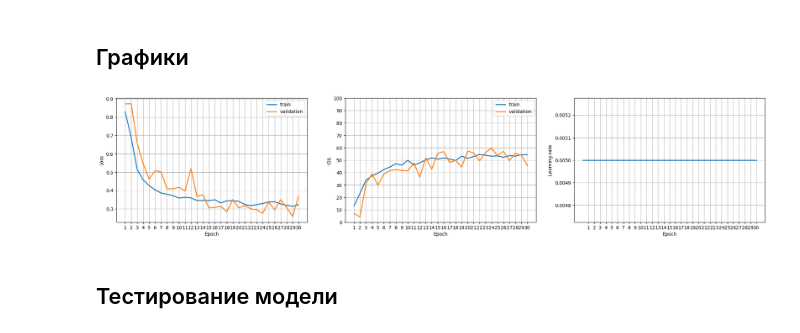
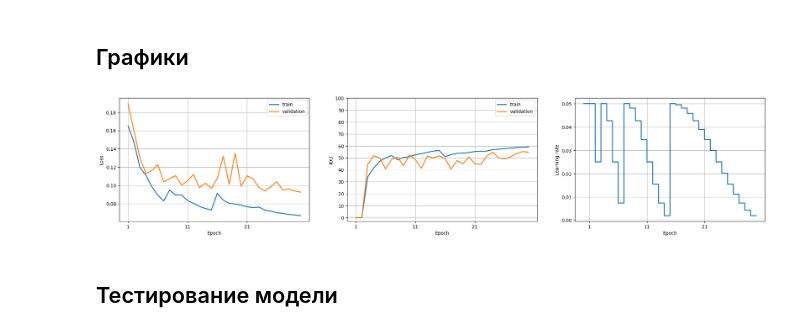
Before and after one commit to HerrPhoton/AI, a Jupyter notebook: Lab2/Main.ipynb, the cells around one changed output. Saved outputs shown, nothing was run; the diff lists cells and outputs as text; code cells hidden in the pictures.

```diff
--- a/Lab2/Main.ipynb
+++ b/Lab2/Main.ipynb
@@ -147,7 +144,7 @@ class road_Dataset(Dataset):
             image = transformed['image']
             mask  = transformed['mask']
 
-        return image, mask[None, :, :]
+        return image, mask
 
     def __len__(self):
         return len(self.images)
@@ -206,7 +220,7 @@ def imshow(images, targets, predicts = None, cnt = 1):
 
         if i == 0:
             axs[i * imgs_in_row].set_title('Image', fontsize = 20)
-            axs[i * imgs_in_row + 1].set_title('Mask', fontsize = 20)
+            axs[i * imgs_in_row + 1].set_title('Ground Truth', fontsize = 20)
 
             if predicts != None:
                 axs[i * imgs_in_row + 2].set_title('Predicted Mask', fontsize = 20)
@@ -214,8 +228,9 @@ def imshow(images, targets, predicts = None, cnt = 1):
     plt.show()
 
 # Получить случайные тренировочные изображения
-dataiter = iter(train_loader)
-images, targets = next(dataiter)
+images, targets = next(iter(train_loader))
+imshow(images.squeeze(0), targets.squeeze(0), cnt = 1)
 
-imshow(images, targets, cnt = 3)
+orig_images = FromPatches(images, targets)
+imshow(orig_images['image'], orig_images['mask'], cnt = 1)
 # %% [output]
@@ -223,12 +241,13 @@ imshow(images, targets, cnt = 3)
 # %% [markdown]
 ## Создание модели
 # %%
-model     = smp.Unet(encoder_name = 'resnet50', encoder_weights = 'imagenet', classes = 1).to(device)
-criterion = smp.losses.DiceLoss(smp.losses.BINARY_MODE, from_logits = True)
+model     = smp.Unet(encoder_name = ENCODER, encoder_weights = ENCODER_WEIGHTS, classes = 1).to(device)
 #criterion = smp.losses.SoftBCEWithLogitsLoss().to(device)
-optimizer = torch.optim.AdamW(model.parameters(), lr = LEARNING_RATE, weight_decay = WEIGHT_DECAY)
-#schedule  = CyclicLR(optimizer, base_lr = BASE_LR, max_lr = MAX_LR, step_size_up = STEP_SIZE_UP, mode = MODE, cycle_momentum = False)
-scaler    = torch.cuda.amp.GradScaler()
+criterion = torch.nn.BCEWithLogitsLoss().to(device)
+optimizer = torch.optim.Adam(model.parameters(), lr = LEARNING_RATE, weight_decay = WEIGHT_DECAY)
+#schedule  = OneCycleLR(optimizer, max_lr = 0.1, steps_per_epoch = len(train_loader), epochs = NUM_EPOCHS)
+schedule  = ReduceLROnPlateau(optimizer, factor = FACTOR, patience = PATIENCE, threshold = THRESHOLD, min_lr = 1e-6)
+#schedule = CosineAnnealingWarmRestarts(optimizer, T_0 = 1, T_mult = 2, eta_min = 5e-5)
 
 # Загрузить сохраненные веса в модель
 if LOAD_MODEL:
@@ -336,36 +359,38 @@ if not LOAD_MODEL:
 ## Графики
 # %%
 if not LOAD_MODEL:
+
+    step = 10
 
     fig, axs = plt.subplots(1, 3)
     fig.set_figwidth(25)
 
     axs[0].plot(range(1, NUM_EPOCHS + 1), train_losses, linewidth = 2, label = 'train')
     axs[0].plot(range(1, NUM_EPOCHS + 1), val_losses, linewidth = 2, label = 'validation')
-    axs[0].set_xticks(range(1, NUM_EPOCHS + 1))
+    axs[0].set_xticks(range(1, NUM_EPOCHS + 1, step))
     axs[0].set_xlabel('Epoch')
     axs[0].set_ylabel('Loss')
     axs[0].legend()
     axs[0].grid()
 
     axs[1].plot(range(1, NUM_EPOCHS + 1), train_IOUs, linewidth = 2, label = 'train')
     axs[1].plot(range(1, NUM_EPOCHS + 1), val_IOUs, linewidth = 2, label = 'validation')
-    axs[1].set_xticks(range(1, NUM_EPOCHS + 1))
+    axs[1].set_xticks(range(1, NUM_EPOCHS + 1, step))
     axs[1].set_yticks(range(0, 101, 10))
     axs[1].set_xlabel('Epoch')
     axs[1].set_ylabel('IOU')
     axs[1].legend()
     axs[1].grid()
 
     axs[2].plot(np.linspace(0, NUM_EPOCHS, len(lrs)), lrs, linewidth = 2)
-    axs[2].set_xticks(range(1, NUM_EPOCHS + 1))
+    axs[2].set_xticks(range(1, NUM_EPOCHS + 1, step))
     axs[2].set_xlabel('Epoch')
     axs[2].set_ylabel('Learning rate')
     axs[2].grid()
 
     plt.show()
 # %% [output]
-[figure, old version]
+[figure, new version]
 # %% [markdown]
 ## Тестирование модели
 # %%
```
Also changed, not shown: parts of 15 cells of this notebook.
